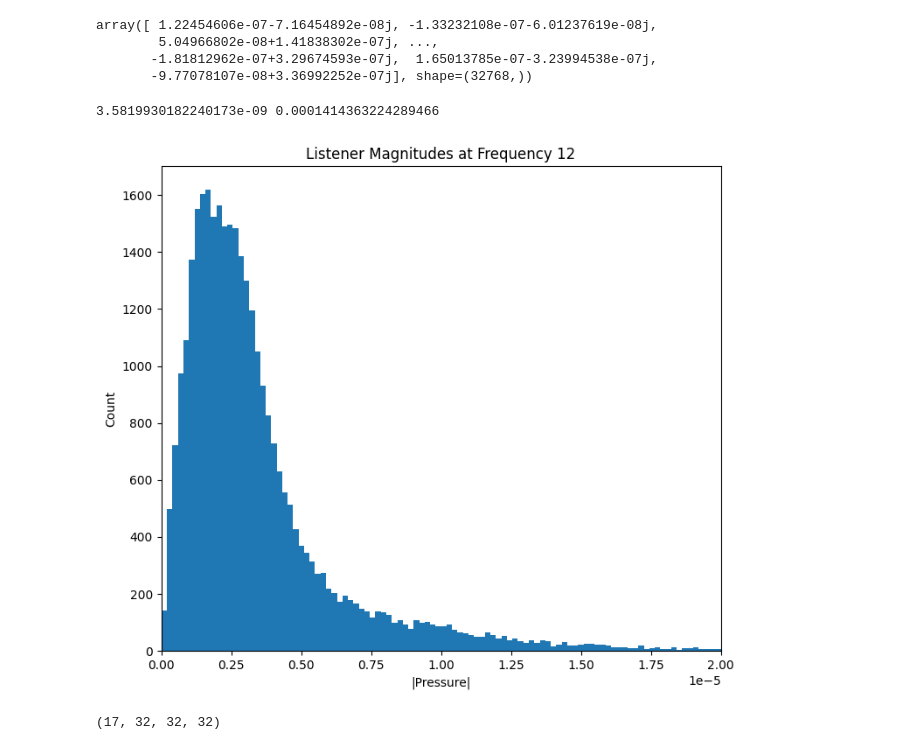
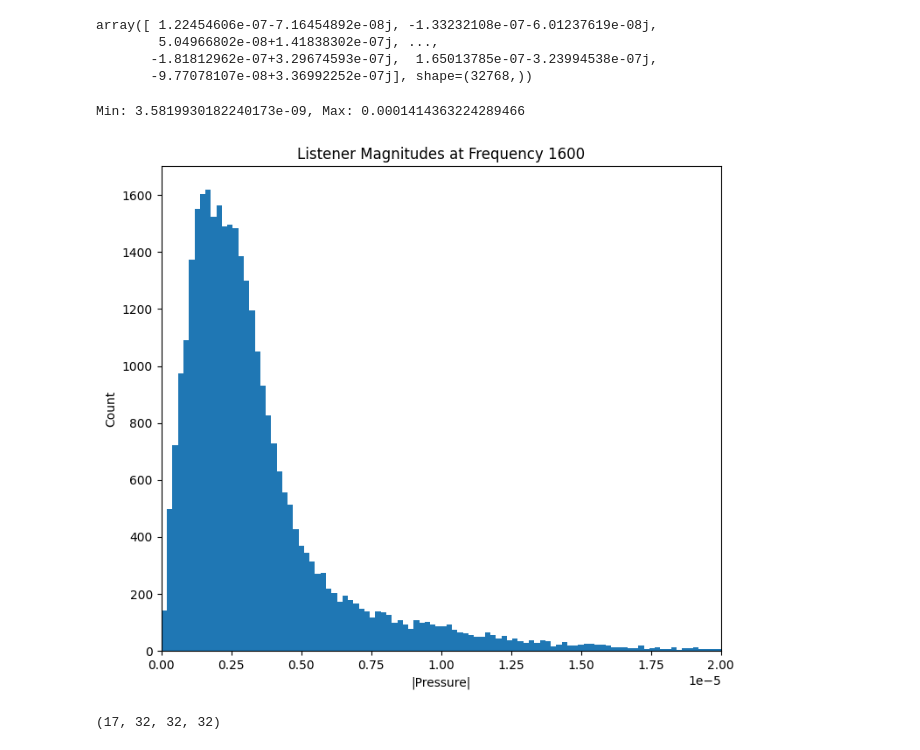
Before and after one commit to eboesch/AcousticDiffusers, a Jupyter notebook: DataExploration.ipynb, the cells around one changed output. Cells and saved outputs as stored; diff of their text form; code cells hidden in the pictures.

```diff
--- a/DataExploration.ipynb
+++ b/DataExploration.ipynb
@@ -544,18 +591,19 @@ array([ 1.22454606e-07-7.16454892e-08j, -1.33232108e-07-6.01237619e-08j,
        -1.81812962e-07+3.29674593e-07j,  1.65013785e-07-3.23994538e-07j,
        -9.77078107e-08+3.36992252e-07j], shape=(32768,))
 # %%
-print(np.abs(sample).min(), np.abs(sample).max())
+print(f"Min: {np.abs(sample).min()}, Max: {np.abs(sample).max()}")
 # %% [output]
-3.5819930182240173e-09 0.0001414363224289466
+Min: 3.5819930182240173e-09, Max: 0.0001414363224289466
 # %%
+ALL_FREQ_BANDS = [100, 125, 160, 200, 250, 315, 400, 500, 630, 800, 1000, 1250, 1600, 2000, 2500, 3150, 4000]
 idx = 12
 plt.hist(np.abs(sample[idx].flatten()), bins=500)
-plt.title(f"Listener Magnitudes at Frequency {idx}")
+plt.title(f"Listener Magnitudes at Frequency {ALL_FREQ_BANDS[idx]}")
 plt.xlabel("|Pressure|")
 # plt.xscale("log")
 plt.xlim(0,2e-5)
 plt.ylabel("Count")
 plt.show()
 # %% [output]
-[figure, old version]
+[figure, new version]
 # %%
```
Also changed, not shown: parts of 40 cells of this notebook, 11 other files.
